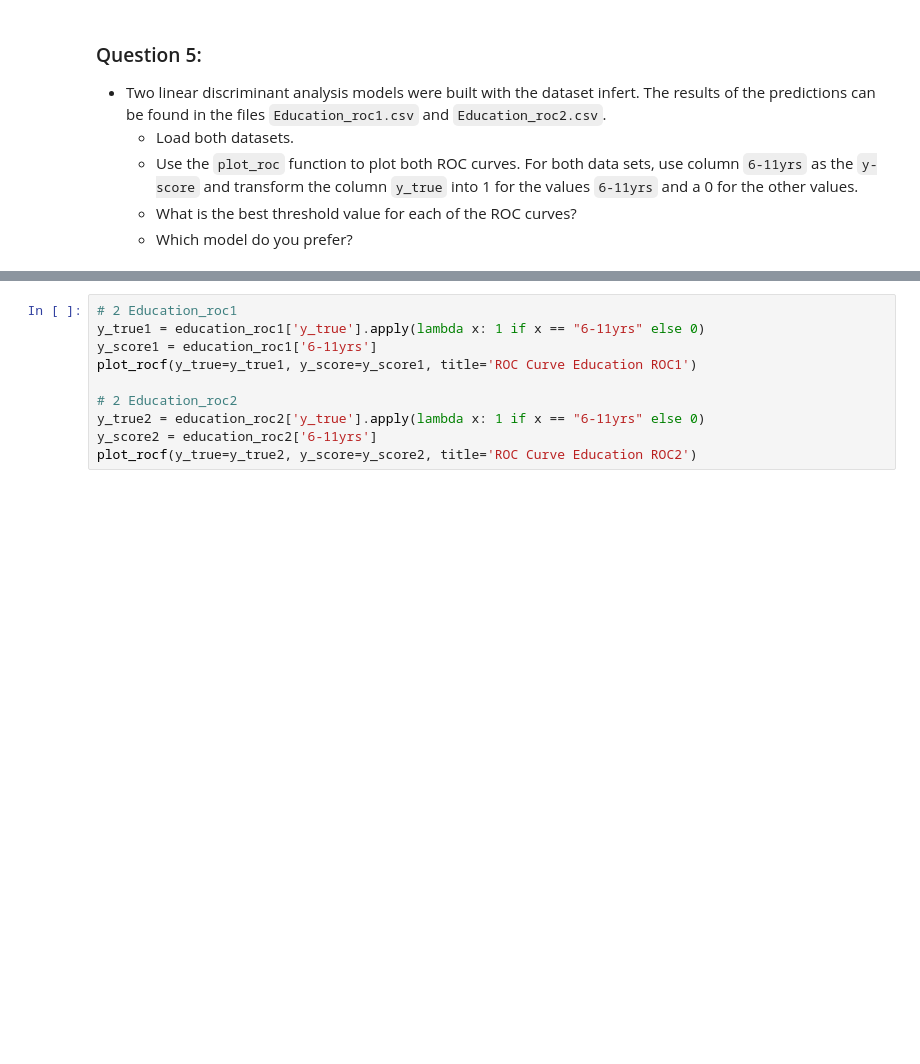
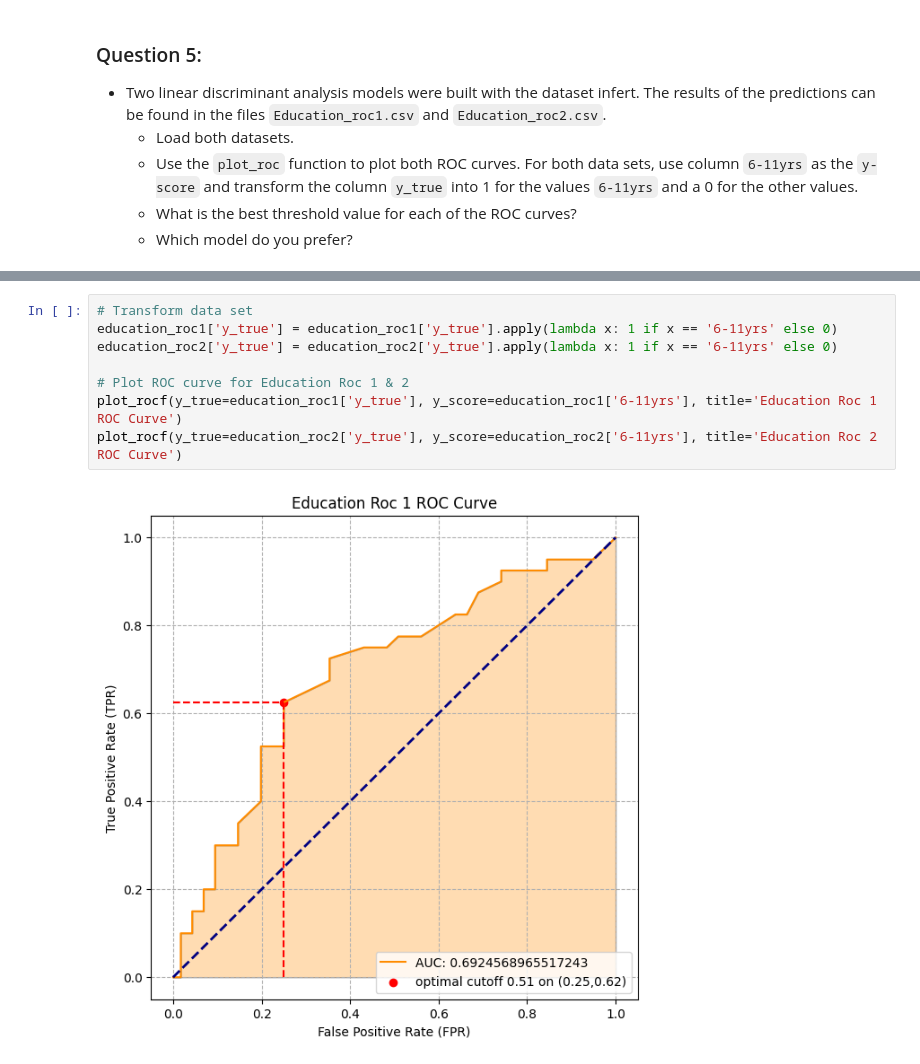
Before and after one commit to EliasDeHondt/DataScience2, a Jupyter notebook: W20P4/Exercises Evaluation Metrics.ipynb, the cells around one changed output, grey strips where cells are left out. Saved outputs shown, nothing was run; the diff lists cells and outputs as text; blank space fills up the shorter version.

```diff
--- a/W20P4/Exercises Evaluation Metrics.ipynb
+++ b/W20P4/Exercises Evaluation Metrics.ipynb
@@ -369,10 +490,10 @@ display(education_roc2.head())
 # %%
-# 2 Education_roc1
-y_true1 = education_roc1['y_true'].apply(lambda x: 1 if x == "6-11yrs" else 0)
-y_score1 = education_roc1['6-11yrs']
-plot_rocf(y_true=y_true1, y_score=y_score1, title='ROC Curve Education ROC1')
+# Transform data set
+education_roc1['y_true'] = education_roc1['y_true'].apply(lambda x: 1 if x == '6-11yrs' else 0)
+education_roc2['y_true'] = education_roc2['y_true'].apply(lambda x: 1 if x == '6-11yrs' else 0)
 
-# 2 Education_roc2
-y_true2 = education_roc2['y_true'].apply(lambda x: 1 if x == "6-11yrs" else 0)
-y_score2 = education_roc2['6-11yrs']
-plot_rocf(y_true=y_true2, y_score=y_score2, title='ROC Curve Education ROC2')
+# Plot ROC curve for Education Roc 1 & 2
+plot_rocf(y_true=education_roc1['y_true'], y_score=education_roc1['6-11yrs'], title='Education Roc 1 ROC Curve')
+plot_rocf(y_true=education_roc2['y_true'], y_score=education_roc2['6-11yrs'], title='Education Roc 2 ROC Curve')
+# %% [output]
+[figure, added]
```
Also changed, not shown: parts of 28 cells of this notebook, 6 other files.
